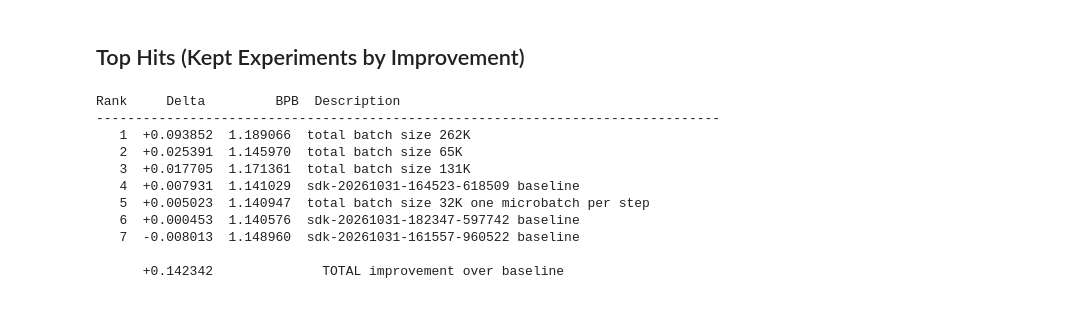
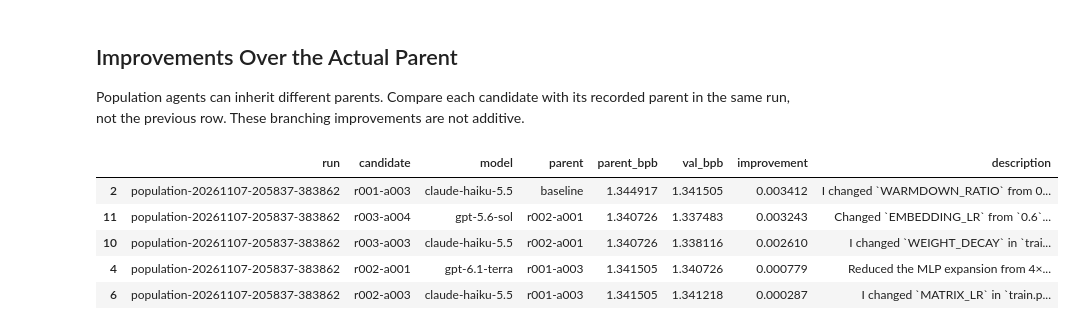
Before and after one commit to ttschuemp/autoresearch-swarm, a Jupyter notebook: analysis.ipynb, the cells around one changed output. Saved outputs shown, nothing was run; the diff lists cells and outputs as text; code cells hidden in the pictures.

```diff
--- a/analysis.ipynb
+++ b/analysis.ipynb
@@ -172,33 +154,27 @@ Cumulative effort per improvement:
 # %% [markdown]
-## Top Hits (Kept Experiments by Improvement)
+## Improvements Over the Actual Parent
+
+Population agents can inherit different parents. Compare each candidate with its recorded parent in the same run, not the previous row. These branching improvements are not additive.
 # %%
-# Each kept experiment's delta is measured vs the previous kept experiment's bpb
-# (since experiments are cumulative -- each one builds on the last kept state)
-kept = df[df["status"] == "KEEP"].copy()
-kept["prev_bpb"] = kept["val_bpb"].shift(1)
-kept["delta"] = kept["prev_bpb"] - kept["val_bpb"]
-
-# Drop baseline (no delta)
-hits = kept.iloc[1:].copy()
-
-# Sort by delta improvement (biggest first)
-hits = hits.sort_values("delta", ascending=False)
-
-print(f"{'Rank':>4}  {'Delta':>8}  {'BPB':>10}  Description")
-print("-" * 80)
-for rank, (_, row) in enumerate(hits.iterrows(), 1):
-    print(f"{rank:4d}  {row['delta']:+.6f}  {row['val_bpb']:.6f}  {row['description']}")
-
-print(f"\n{'':>4}  {hits['delta'].sum():+.6f}  {'':>10}  TOTAL improvement over baseline")
+parent_scores = valid[["run", "candidate", "val_bpb"]].rename(
+    columns={"candidate": "parent", "val_bpb": "parent_bpb"}
+)
+comparisons = valid[~valid["baseline"]].merge(
+    parent_scores, on=["run", "parent"], how="left", validate="many_to_one",
+)
+missing_parents = int(comparisons["parent_bpb"].isna().sum())
+if missing_parents:
+    print(f"{missing_parents} scored candidates lack a recorded parent score and cannot be compared.")
+comparisons["improvement"] = comparisons["parent_bpb"] - comparisons["val_bpb"]
+hits = comparisons[comparisons["improvement"] > 0].sort_values("improvement", ascending=False)
+if hits.empty:
+    print("No measured improvements over recorded parents yet.")
+else:
+    display(hits[["run", "candidate", "model", "parent", "parent_bpb", "val_bpb", "improvement", "description"]])
 # %% [output]
-Rank     Delta         BPB  Description
---------------------------------------------------------------------------------
-   1  +0.093852  1.189066  total batch size 262K
-   2  +0.025391  1.145970  total batch size 65K
-   3  +0.017705  1.171361  total batch size 131K
-   4  +0.007931  1.141029  sdk-20261031-164523-618509 baseline
-   5  +0.005023  1.140947  total batch size 32K one microbatch per step
-   6  +0.000453  1.140576  sdk-20261031-182347-597742 baseline
-   7  -0.008013  1.148960  sdk-20261031-161557-960522 baseline
-
-      +0.142342              TOTAL improvement over baseline
+|  | run | candidate | model | parent | parent_bpb | val_bpb | improvement | description |
+| 2 | population-20261107-205837-383862 | r001-a003 | claude-haiku-5.5 | baseline | 1.344917 | 1.341505 | 0.003412 | I changed `WARMDOWN_RATIO` from 0... |
+| 11 | population-20261107-205837-383862 | r003-a004 | gpt-5.6-sol | r002-a001 | 1.340726 | 1.337483 | 0.003243 | Changed `EMBEDDING_LR` from `0.6`... |
+| 10 | population-20261107-205837-383862 | r003-a003 | claude-haiku-5.5 | r002-a001 | 1.340726 | 1.338116 | 0.002610 | I changed `WEIGHT_DECAY` in `trai... |
+| 4 | population-20261107-205837-383862 | r002-a001 | gpt-6.1-terra | r001-a003 | 1.341505 | 1.340726 | 0.000779 | Reduced the MLP expansion from 4×... |
+| 6 | population-20261107-205837-383862 | r002-a003 | claude-haiku-5.5 | r001-a003 | 1.341505 | 1.341218 | 0.000287 | I changed `MATRIX_LR` in `train.p... |
```
Also changed, not shown: parts of 8 cells of this notebook, 12 other files.
